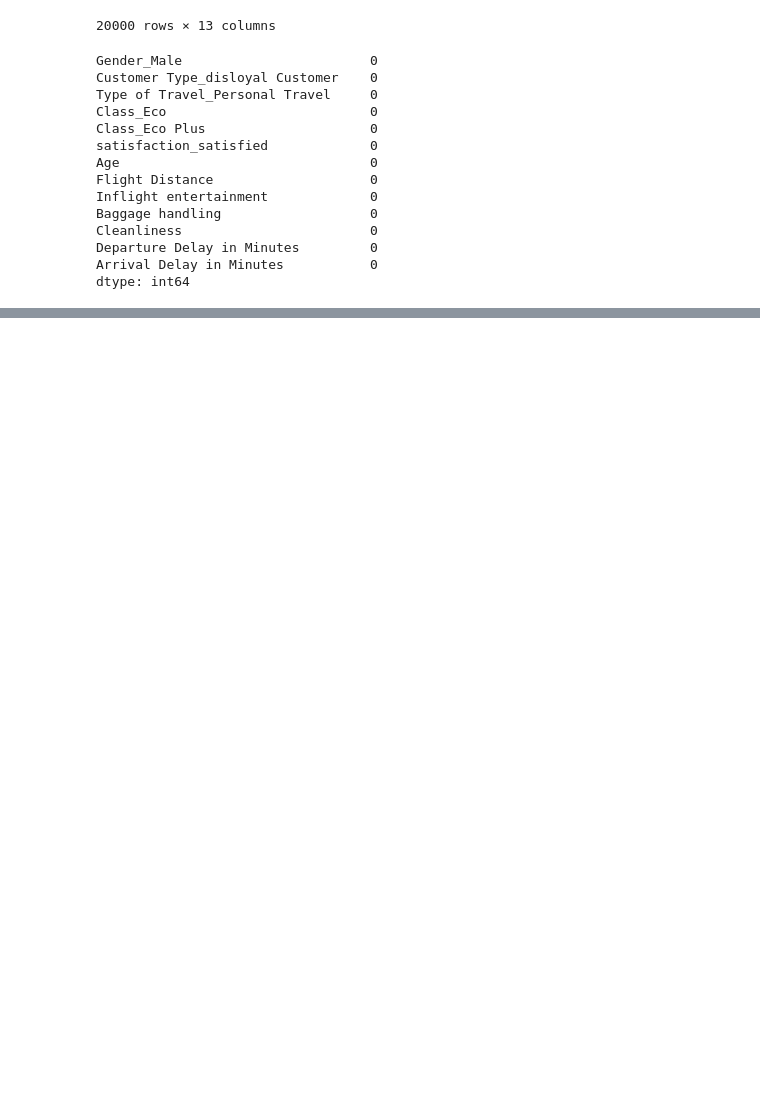
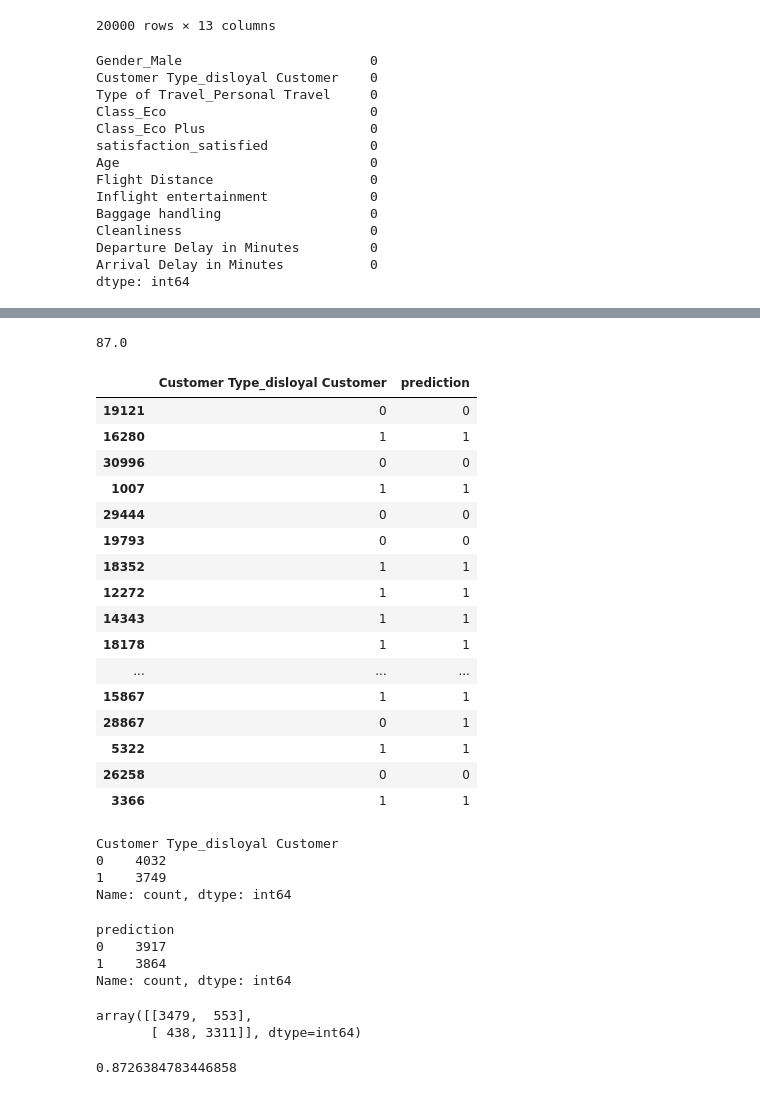
Before and after one commit to upflairs-pvt-ltd/JECRC-20april2024, a Jupyter notebook: day-20.ipynb, the cells around one changed output, grey strips where cells are left out. Saved outputs shown, nothing was run; the diff lists cells and outputs as text; code cells hidden in the pictures; blank space fills up the shorter version.

```diff
--- a/day-20.ipynb
+++ b/day-20.ipynb
@@ -220,0 +265,2 @@ final_df.to_csv('cleaned_data.csv',index=False)
+# %%
+lg = LogisticRegression()
@@ -220,0 +270,2 @@ final_df.to_csv('cleaned_data.csv',index=False)
+# %%
+lg.fit(x_train,y_train)
@@ -220,0 +279,4 @@ final_df.to_csv('cleaned_data.csv',index=False)
+# %%
+round(lg.score(x_test,y_test),2)*100
+# %% [output]
+87.0
@@ -220,0 +291,38 @@ final_df.to_csv('cleaned_data.csv',index=False)
+# %%
+pred = lg.predict(x_test)
+# %%
+y_test['prediction'] = pred
+# %%
+y_test.head(40)
+# %% [output]
+|  | Customer Type_disloyal Customer | prediction |
+| 19121 | 0 | 0 |
+| 16280 | 1 | 1 |
+| 30996 | 0 | 0 |
+| 1007 | 1 | 1 |
+| 29444 | 0 | 0 |
+| 19793 | 0 | 0 |
+| 18352 | 1 | 1 |
+| 12272 | 1 | 1 |
+| 14343 | 1 | 1 |
+| 18178 | 1 | 1 |
+| ... | ... | ... |
+| 15867 | 1 | 1 |
+| 28867 | 0 | 1 |
+| 5322 | 1 | 1 |
+| 26258 | 0 | 0 |
+| 3366 | 1 | 1 |
+# %%
+y_test['Customer Type_disloyal Customer'].value_counts()
+# %% [output]
+Customer Type_disloyal Customer
+0    4032
+1    3749
+Name: count, dtype: int64
+# %%
+y_test['prediction'].value_counts()
+# %% [output]
+prediction
+0    3917
+1    3864
+Name: count, dtype: int64
@@ -220,0 +331,9 @@ final_df.to_csv('cleaned_data.csv',index=False)
+# %%
+confusion_matrix(y_test['Customer Type_disloyal Customer'],y_test['prediction'])
+# %% [output]
+array([[3479,  553],
+       [ 438, 3311]], dtype=int64)
+# %%
+(3479 + 3311)/(3479+553+3311+438)
+# %% [output]
+0.8726384783446858
```
Also changed, not shown: parts of 17 cells of this notebook, 2 other files.
